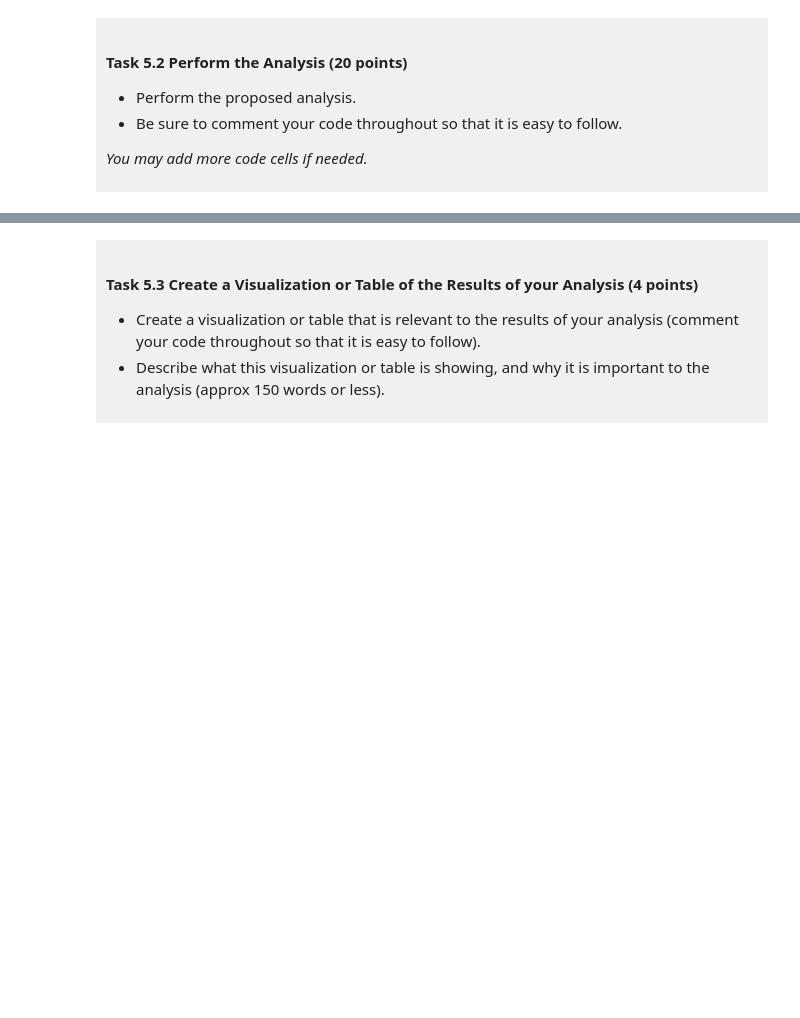
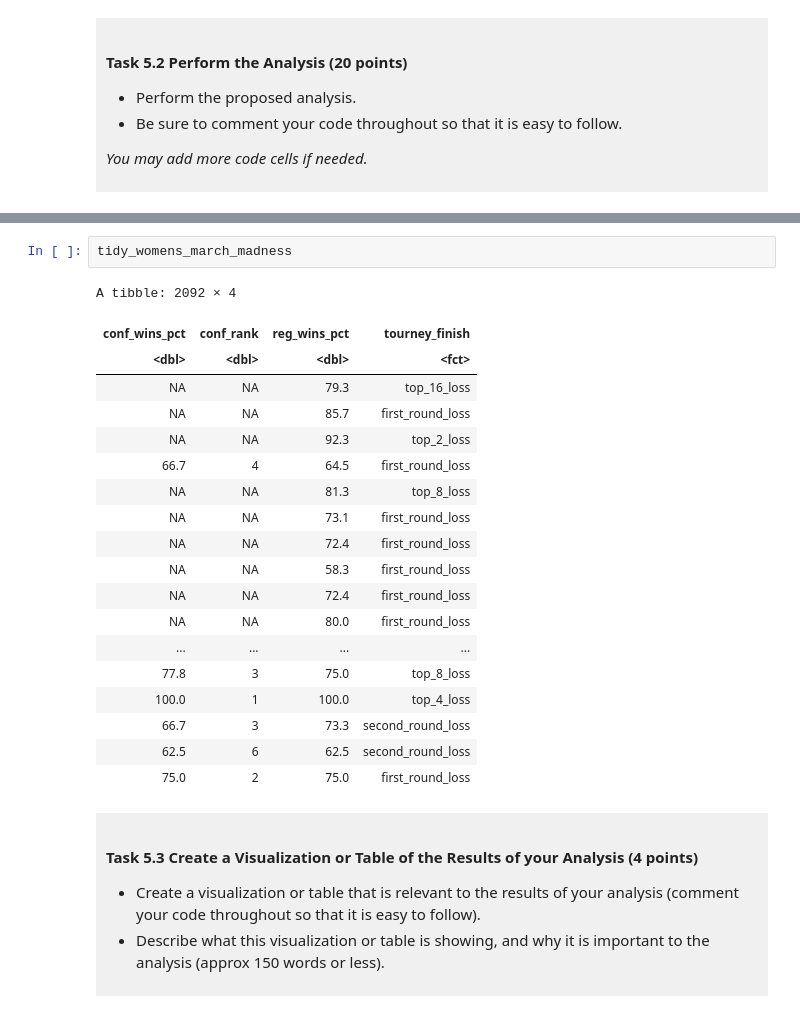
Before and after one commit to OL-git48/dsci-100-project-oliverlo, a Jupyter notebook: dsci-100-project-notebook.ipynb, the cells around one changed output, grey strips where cells are left out. Cells and saved outputs as stored; diff of their text form; blank space fills up the shorter version.

```diff
--- a/dsci-100-project-notebook.ipynb
+++ b/dsci-100-project-notebook.ipynb
@@ -504,3 +597,25 @@ This is a *draft*, we require a commit at this stage but it does not need to be
+# %%
+tidy_womens_march_madness
+# %% [output]
+A tibble: 2092 × 4
+| conf_wins_pct | conf_rank | reg_wins_pct | tourney_finish |
+| <dbl> | <dbl> | <dbl> | <fct> |
+| NA | NA | 79.3 | top_16_loss |
+| NA | NA | 85.7 | first_round_loss |
+| NA | NA | 92.3 | top_2_loss |
+| 66.7 | 4 | 64.5 | first_round_loss |
+| NA | NA | 81.3 | top_8_loss |
+| NA | NA | 73.1 | first_round_loss |
+| NA | NA | 72.4 | first_round_loss |
+| NA | NA | 58.3 | first_round_loss |
+| NA | NA | 72.4 | first_round_loss |
+| NA | NA | 80.0 | first_round_loss |
+| ... | ... | ... | ... |
+| 77.8 | 3 | 75.0 | top_8_loss |
+| 100.0 | 1 | 100.0 | top_4_loss |
+| 66.7 | 3 | 73.3 | second_round_loss |
+| 62.5 | 6 | 62.5 | second_round_loss |
+| 75.0 | 2 | 75.0 | first_round_loss |
 # %% [markdown]
 <div style="background-color: #f0f0f0; padding: 10px;">
 
```
Also changed, not shown: parts of 3 cells of this notebook, 1 other file.
